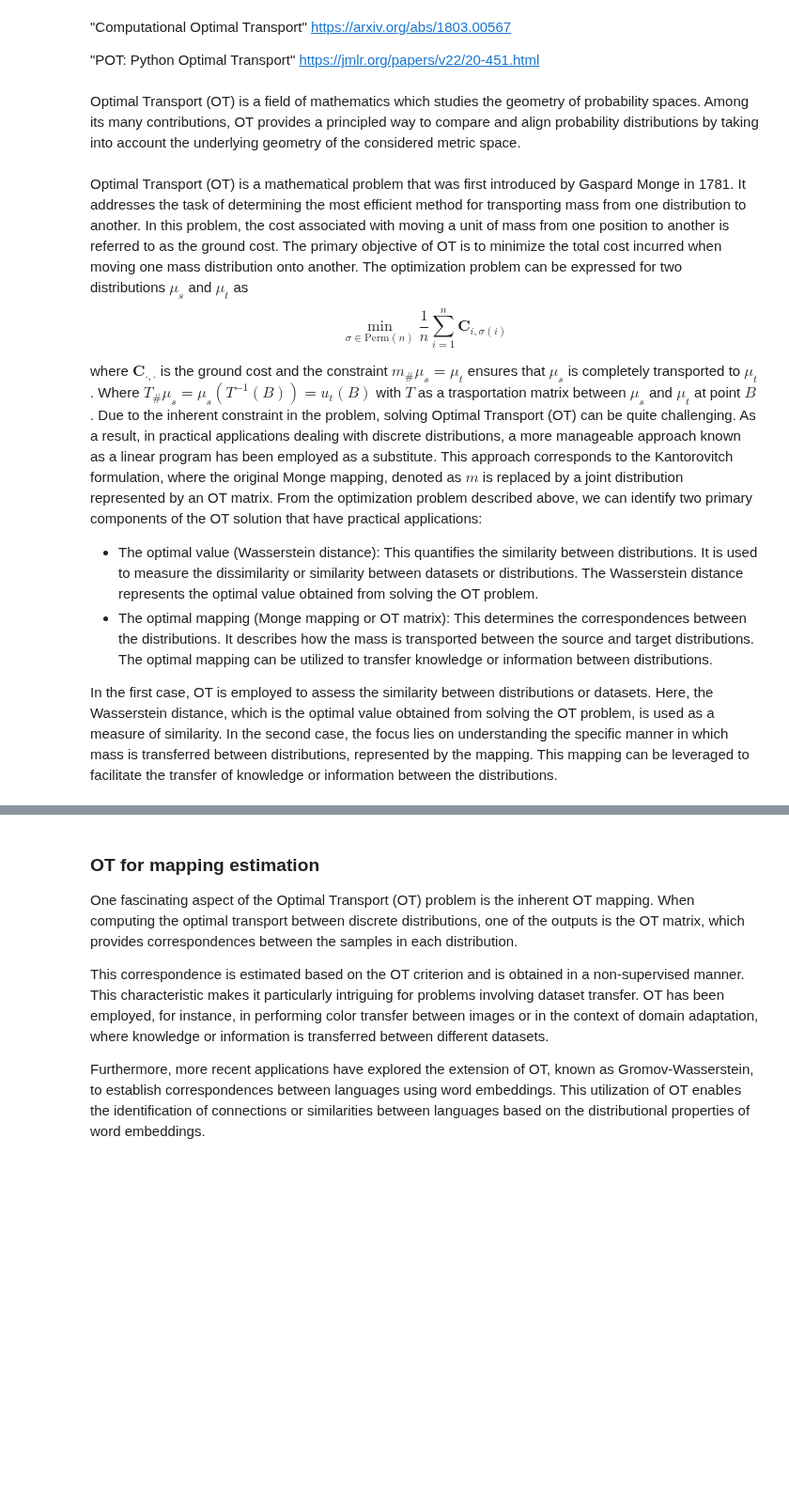
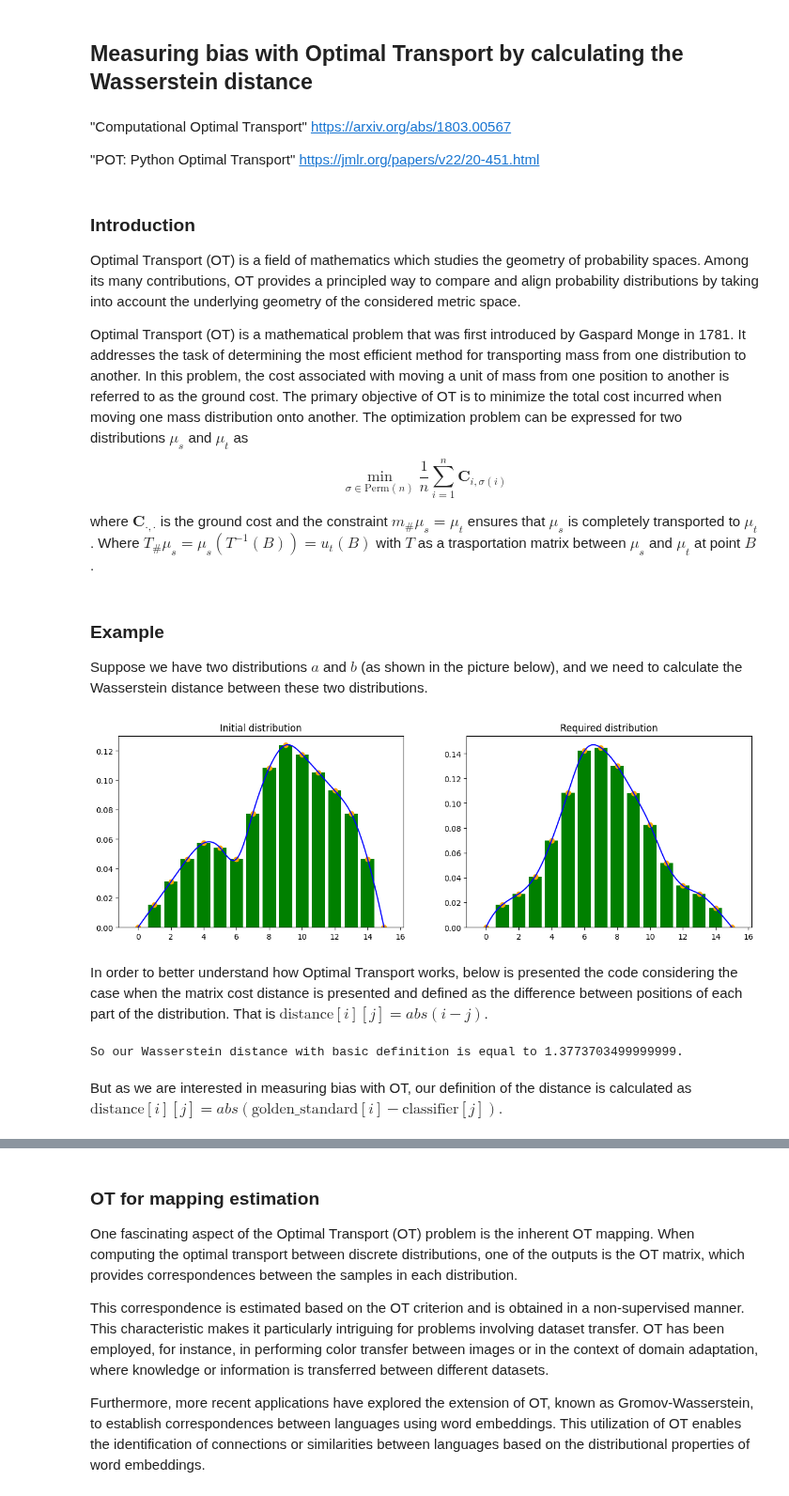
Before and after one commit to Trusted-AI/AIF360, a Jupyter notebook: examples/demo_ot_detector.ipynb, the cells around one changed output, grey strips where cells are left out. Shown at 94% size. Drawn from its saved outputs; the diff is of its cells as text; code cells hidden in the pictures; blank space fills up the shorter version.

```diff
--- a/examples/demo_ot_detector.ipynb
+++ b/examples/demo_ot_detector.ipynb
@@ -3,19 +1,80 @@
+# %% [markdown]
+## Measuring bias with Optimal Transport by calculating the Wasserstein distance
 # %% [markdown]
 "Computational Optimal Transport" https://arxiv.org/abs/1803.00567
 
 "POT: Python Optimal Transport" https://jmlr.org/papers/v22/20-451.html
-# %% [markdown]
-Optimal Transport (OT) is a field of mathematics which studies the geometry of probability spaces. Among its many contributions, OT provides a principled way to compare and align probability distributions by taking into account the underlying geometry of the
-considered metric space.
 # %% [markdown]
+### Introduction
+
+Optimal Transport (OT) is a field of mathematics which studies the geometry of probability spaces. Among its many contributions, OT provides a principled way to compare and align probability distributions by taking into account the underlying geometry of the
+considered metric space.
+
 Optimal Transport (OT) is a mathematical problem that was first introduced by Gaspard Monge in 1781. It addresses the task of determining the most efficient method for transporting mass from one distribution to another. In this problem, the cost associated with moving a unit of mass from one position to another is referred to as the ground cost. The primary objective of OT is to minimize the total cost incurred when moving one mass distribution onto another. The optimization problem can be expressed for two distributions $\mu_s$ and $\mu_t$ as
 $$
 \min_{\sigma \in \text{Perm}(n)} \frac{1}{n} \sum_{i=1}^n \textbf{C}_{i,\sigma(i)}
 $$
 
-where $\textbf{C}_{\cdot, \cdot}$ is the ground cost and the constraint $m_{\#} \mu_s=\mu_t$ ensures that $\mu_s$ is completely transported to $\mu_t$. Where $T_{\#} \mu_s = \mu_s(T^{-1}(B)) = u_{t}(B)$ with $T$ as a trasportation matrix between $\mu_s$ and $\mu_t$ at point $B$. Due to the inherent constraint in the problem, solving Optimal Transport (OT) can be quite challenging. As a result, in practical applications dealing with discrete distributions, a more manageable approach known as a linear program has been employed as a substitute. This approach corresponds to the Kantorovitch formulation, where the original Monge mapping, denoted as $m$ is replaced by a joint distribution represented by an OT matrix.
-From the optimization problem described above, we can identify two primary components of the OT solution that have practical applications:
-- The optimal value (Wasserstein distance): This quantifies the similarity between distributions. It is used to measure the dissimilarity or similarity between datasets or distributions. The Wasserstein distance represents the optimal value obtained from solving the OT problem.
-- The optimal mapping (Monge mapping or OT matrix): This determines the correspondences between the distributions. It describes how the mass is transported between the source and target distributions. The optimal mapping can be utilized to transfer knowledge or information between distributions.
-
-In the first case, OT is employed to assess the similarity between distributions or datasets. Here, the Wasserstein distance, which is the optimal value obtained from solving the OT problem, is used as a measure of similarity. In the second case, the focus lies on understanding the specific manner in which mass is transferred between distributions, represented by the mapping. This mapping can be leveraged to facilitate the transfer of knowledge or information between the distributions.
+where $\textbf{C}_{\cdot, \cdot}$ is the ground cost and the constraint $m_{\#} \mu_s=\mu_t$ ensures that $\mu_s$ is completely transported to $\mu_t$. Where $T_{\#} \mu_s = \mu_s(T^{-1}(B)) = u_{t}(B)$ with $T$ as a trasportation matrix between $\mu_s$ and $\mu_t$ at point $B$.
+# %% [markdown]
+### Example
+
+Suppose we have two distributions $a$ and $b$ (as shown in the picture below), and we need to calculate the Wasserstein distance between these two distributions.
+# %%
+import numpy as np
+import matplotlib.pyplot as plt
+from scipy.interpolate import make_interp_spline
+
+# Initial distribution
+a = np.array([0.,         0.01547988, 0.03095975, 0.04643963,
+              0.05727554, 0.05417957, 0.04643963, 0.07739938,
+              0.10835913, 0.12383901, 0.11764706, 0.10526316,
+              0.09287926, 0.07739938, 0.04643962, 0.        ])
+# Required distribution
+b = np.array([0.,         0.01829787, 0.02702128, 0.04106383,
+              0.07,       0.10829787, 0.14212766, 0.14468085,
+              0.13,       0.10808511, 0.08255319, 0.05170213,
+              0.03361702, 0.02702128, 0.01553191, 0.        ])
+
+# Drawing both of them
+figure, axis = plt.subplots(1, 2)
+figure.set_figheight(4)
+figure.set_figwidth(12)
+figure.tight_layout(w_pad = 5)
+
+def draw(y, id):
+    x = np.array(range(0, np.size(y)))
+    XYSpline = make_interp_spline(x, y)
+    X = np.linspace(x.min(), x.max(), 500)
+    Y = XYSpline(X)
+    axis[id].bar(x, y, color="green")
+    axis[id].scatter(x, y, color="orange")
+    axis[id].plot(X, Y, color='blue')
+
+axis[0].title.set_text("Initial distribution")
+axis[1].title.set_text("Required distribution")
+draw(a, 0)
+draw(b, 1)
+
+plt.show()
+# %% [output]
+[figure, added]
+# %% [markdown]
+In order to better understand how Optimal Transport works, below is presented the code considering the case when the matrix cost distance is presented and defined as the difference between positions of each part of the distribution. That is $\text{distance}[i][j] = abs(i - j)$.
+# %%
+from aif360.detectors.ot_detector import ot_bias_scan
+import pandas as pd
+
+_a = pd.Series(a)
+_b = pd.Series(b)
+distance = np.zeros((np.size(a), np.size(b)))
+for i in range(np.size(a)):
+    for j in range(np.size(b)):
+        distance[i][j] = abs(i - j)
+c0 = ot_bias_scan(_a, _b, distance)
+
+print("So our Wasserstein distance with basic definition is equal to ", c0, ".", sep="")
+# %% [output]
+So our Wasserstein distance with basic definition is equal to 1.3773703499999999.
+# %% [markdown]
+But as we are interested in measuring bias with OT, our definition of the distance is calculated as $\text{distance}[i][j] = abs(\text{golden\_standard}[i] - \text{classifier}[j]).$
```
Also changed, not shown: parts of 14 cells of this notebook, 2 other files.
